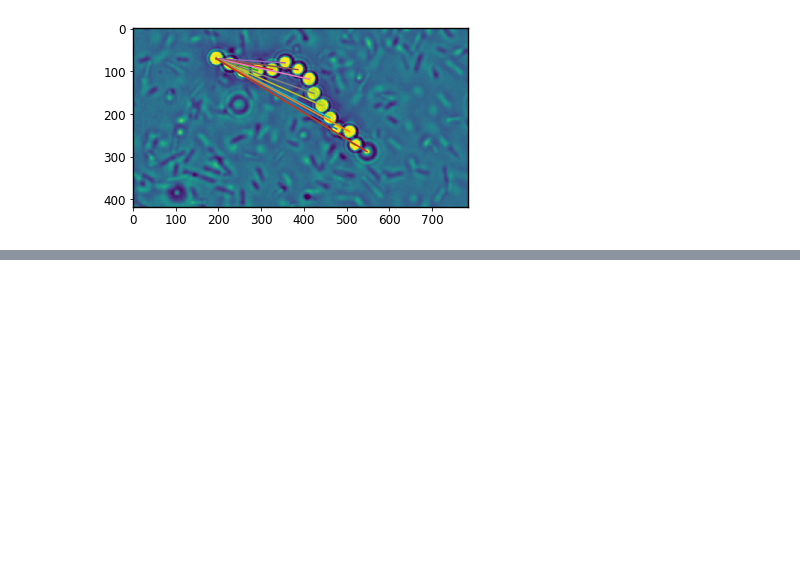
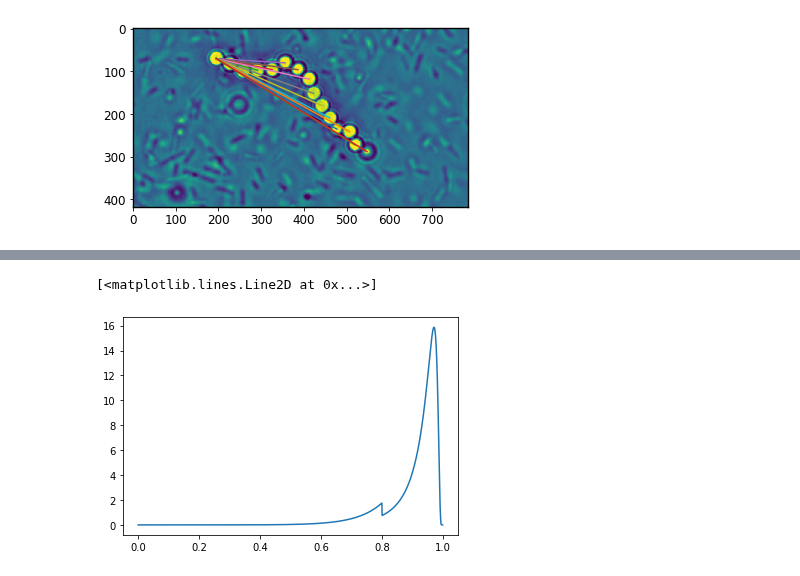
Before and after one commit to ZLoverty/Python, a Jupyter notebook: mylib/xiaolei/chain/chain-characterize.ipynb, the cells around one changed output, grey strips where cells are left out. Drawn from its saved outputs; the diff is of its cells as text; code cells hidden in the pictures; blank space fills up the shorter version.

```diff
--- a/mylib/xiaolei/chain/chain-characterize.ipynb
+++ b/mylib/xiaolei/chain/chain-characterize.ipynb
@@ -274,0 +279,32 @@ for i in order_pNo:
+# %%
+def wlc_distribution_2D(k, deltaX=0.001):
+    num = np.floor(1/deltaX)
+    r = np.linspace(0, 1, num=num)
+    n = len(r)
+    r_m = 1/5/k
+
+    t = 1
+    C = 1
+    q = []
+    P = []
+    count = 1
+    for r1 in r:
+        r_bar = 1 - r1
+        if r_bar > r_m:
+            q1 = np.pi*k/2*np.exp(-np.pi**2*k*r_bar)
+            print('Inner shell, i = {:d}'.format(count))
+        else:
+            print('Outer shell, i = {:d}'.format(count))
+            if count > 2 and t == 1:
+                q1 = k/np.pi/np.sqrt(np.pi)/((2*k*r_bar)**(5/4))*np.exp(-0.25**2/(2*k*r_bar))*dfunc(0.5/np.sqrt(2*k*r_bar))
+                q_extroploate = 2*q[len(q)-1]*q[len(q)-2]
+                C = q_extroploate / q1
+                q1 = q_extroploate
+                t = 0
+            else:
+                q1 = C*k/np.pi/np.sqrt(np.pi)/((2*k*r_bar)**(5/4))*np.exp(-0.25**2/(2*k*r_bar))*dfunc(0.5/np.sqrt(2*k*r_bar))
+        q.append(q1)
+        P1 = q1*4*np.pi*r1**2
+        P.append(P1)
+        count += 1
+    return r, P
@@ -274,0 +328,2 @@ for i in order_pNo:
+# %%
+r, P = wlc_distribution_2D(1)
@@ -274,0 +348,5 @@ for i in order_pNo:
+# %%
+plt.plot(r, P)
+# %% [output]
+[<matplotlib.lines.Line2D at 0x...>]
+[figure, added]
```
Also changed, not shown: parts of 8 cells of this notebook, 3 other files.
